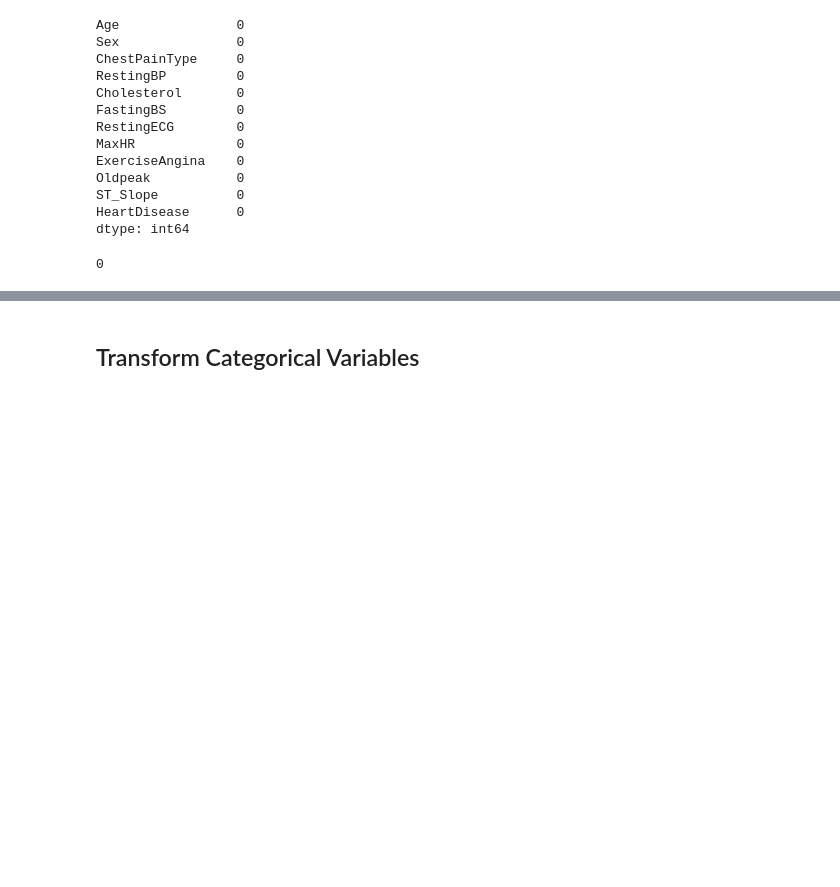
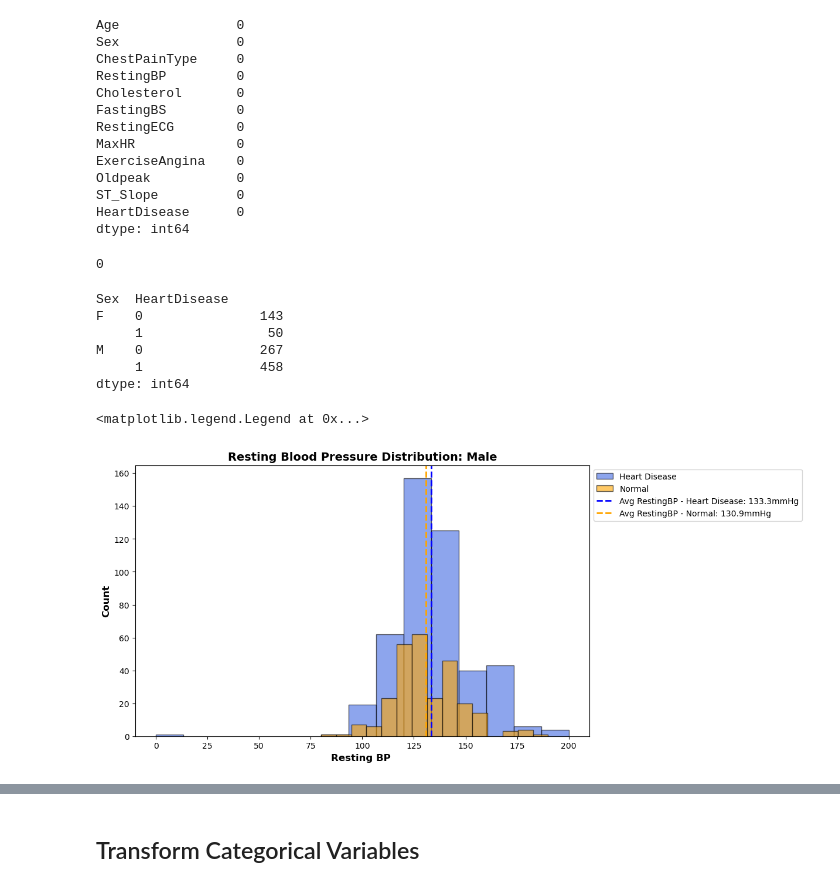
Before and after one commit to midorikawaguti/Heart_Failure_Prediction_Team_0, a Jupyter notebook: heart_failure_prediction-1.ipynb, the cells around one changed output, grey strips where cells are left out. Cells and saved outputs as stored; diff of their text form; code cells hidden in the pictures; blank space fills up the shorter version.

Commit message:
Added histograms comparing RestingBP by sex and cardiovascular disease

```diff
--- a/heart_failure_prediction-1.ipynb
+++ b/heart_failure_prediction-1.ipynb
@@ -89,3 +89,46 @@ dtype: int64
 heart_df.duplicated().sum()
 # %% [output]
 0
+# %%
+heart_df.groupby(['Sex','HeartDisease']).size()
+# %% [output]
+Sex  HeartDisease
+F    0               143
+     1                50
+M    0               267
+     1               458
+dtype: int64
+# %%
+heart_normal = heart_df[heart_df['HeartDisease']==0]
+heart_normal_female = heart_normal[heart_normal['Sex']=='F']
+heart_normal_male = heart_normal[heart_normal['Sex']=='M']
+
+heart_disease = heart_df[heart_df['HeartDisease']==1]
+heart_disease_female = heart_disease[heart_disease['Sex']=='F']
+heart_disease_male = heart_disease[heart_disease['Sex']=='M']
+
+heart_female = heart_df[heart_df['Sex']=='F']
+heart_male = heart_df[heart_df['Sex']=='M']
+# %%
+avg_restingBP_male_disease= heart_disease_male['RestingBP'].mean()
+avg_restingBP_male_normal= heart_normal_male['RestingBP'].mean()
+
+plt.figure(figsize=(10,6))
+
+plt.hist(heart_disease_male['RestingBP'], bins=15, alpha=0.6, color='royalblue', edgecolor='black', label='Heart Disease')
+plt.hist(heart_normal_male['RestingBP'], bins=15, alpha=0.6, color='orange', edgecolor='black', label='Normal')
+
+# Add vertical lines for average salaries
+plt.axvline(x=avg_restingBP_male_disease, color='blue', linestyle='--', linewidth=2, label=f"Avg RestingBP - Heart Disease: {avg_restingBP_male_disease:.1f}mmHg")
+plt.axvline(x=avg_restingBP_male_normal, color='orange', linestyle='--', linewidth=2, label=f"Avg RestingBP - Normal: {avg_restingBP_male_normal:.1f}mmHg")
+
+# Labels & title
+plt.xlabel('Resting BP ', fontsize=12, fontweight='bold')
+plt.ylabel('Count', fontsize=12, fontweight='bold')
+plt.title('Resting Blood Pressure Distribution: Male', fontsize=14, fontweight='bold')
+
+# Improve legend placement - legend outside
+plt.legend(loc='upper left', bbox_to_anchor=(1, 1), fontsize=10)
+# %% [output]
+<matplotlib.legend.Legend at 0x...>
+[figure, added]
```
Also changed, not shown: parts of 11 cells of this notebook.
